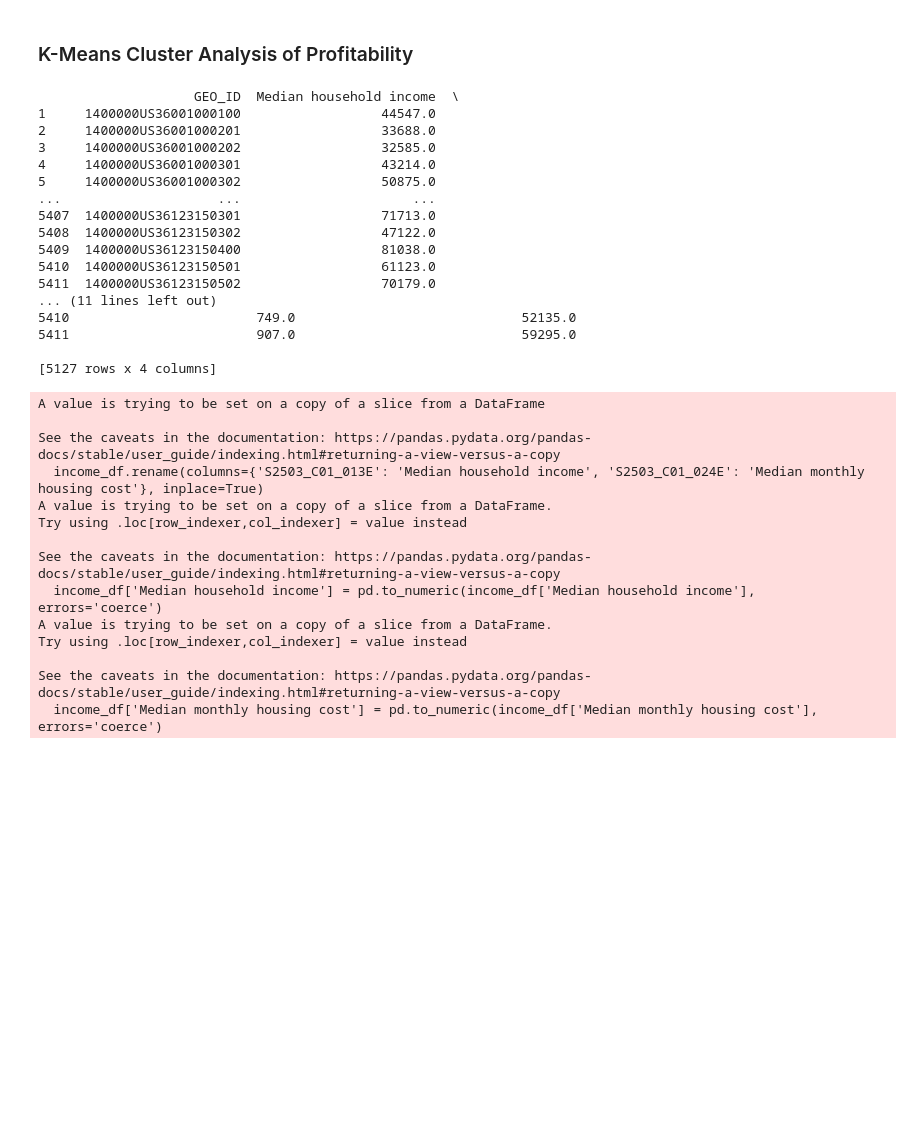
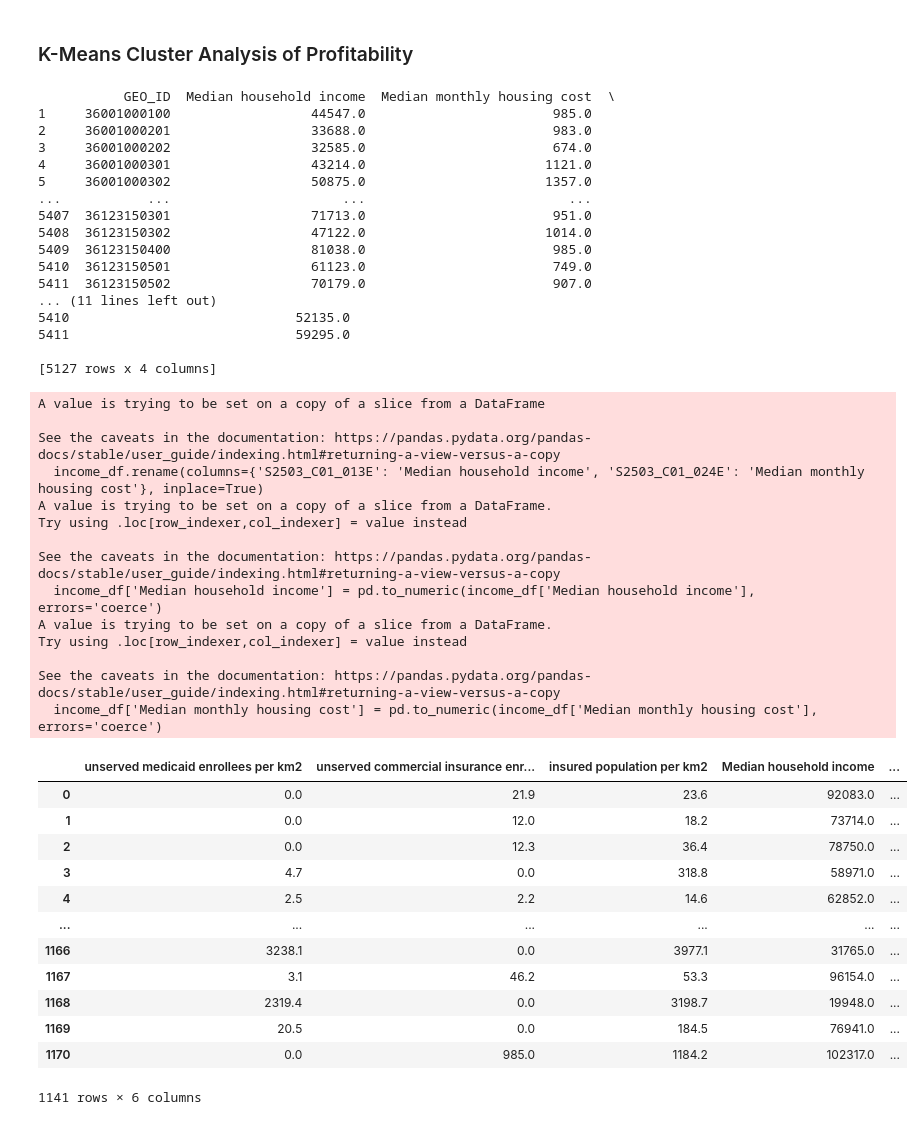
Before and after one commit to Kyungho0511/healthcare_identification, a Jupyter notebook: ipynb/clustering_profitability.ipynb, the cells around one changed output. Saved outputs shown, nothing was run; the diff lists cells and outputs as text; code cells hidden in the pictures; blank space fills up the shorter version.

```diff
--- a/ipynb/clustering_profitability.ipynb
+++ b/ipynb/clustering_profitability.ipynb
@@ -27,24 +29,25 @@ income_df['Median household income'] = pd.to_numeric(income_df['Median household
 income_df['Median monthly housing cost'] = pd.to_numeric(income_df['Median monthly housing cost'], errors='coerce')
 income_df = income_df.dropna()
 income_df['Median household disposable income'] = income_df['Median household income'] - income_df['Median monthly housing cost'] * 12
+income_df['GEO_ID'] = income_df['GEO_ID'].str.slice(-11)
 
 print(income_df)
 # %% [output]
-                    GEO_ID  Median household income  \
-1     1400000US36001000100                  44547.0
-2     1400000US36001000201                  33688.0
-3     1400000US36001000202                  32585.0
-4     1400000US36001000301                  43214.0
-5     1400000US36001000302                  50875.0
-...                    ...                      ...
-5407  1400000US36123150301                  71713.0
-5408  1400000US36123150302                  47122.0
-5409  1400000US36123150400                  81038.0
-5410  1400000US36123150501                  61123.0
-5411  1400000US36123150502                  70179.0
+           GEO_ID  Median household income  Median monthly housing cost  \
+1     36001000100                  44547.0                        985.0
+2     36001000201                  33688.0                        983.0
+3     36001000202                  32585.0                        674.0
+4     36001000301                  43214.0                       1121.0
+5     36001000302                  50875.0                       1357.0
+...           ...                      ...                          ...
+5407  36123150301                  71713.0                        951.0
+5408  36123150302                  47122.0                       1014.0
+5409  36123150400                  81038.0                        985.0
+5410  36123150501                  61123.0                        749.0
+5411  36123150502                  70179.0                        907.0
 ... (11 lines left out)
-5410                        749.0                             52135.0
-5411                        907.0                             59295.0
+5410                             52135.0
+5411                             59295.0
 
 [5127 rows x 4 columns]
 A value is trying to be set on a copy of a slice from a DataFrame
@@ -63,0 +78,43 @@ See the caveats in the documentation: https://pandas.pydata.org/pandas-docs/stab
+# %%
+# Perform the spatial join
+joined_gdf = gpd.sjoin(parcel_points_gdf, merged_gdf, how="inner", predicate='within')
+
+# Calculate the average land price per sqft for each polygon
+avg_land_price = joined_gdf.groupby('GEOID')['land_price_per_sqft(dollars)'].mean().reset_index(name='avg_land_price_per_sqft').round(2)
+
+# Merge the average land price back into merged_gdf
+joined_gdf = merged_gdf.merge(avg_land_price, left_on='GEOID', right_on='GEOID')
+joined_gdf = joined_gdf.dropna()
+
+# Remove outliers in your GeoDataFrame with numeric features
+Q1 = joined_gdf['avg_land_price_per_sqft'].quantile(0.25)
+Q3 = joined_gdf['avg_land_price_per_sqft'].quantile(0.75)
+IQR = Q3 - Q1
+multiplier = 5
+
+# Filter out outliers
+joined_gdf = joined_gdf[~((joined_gdf['avg_land_price_per_sqft'] < (Q1 - multiplier * IQR)) | (joined_gdf['avg_land_price_per_sqft'] > (Q3 + multiplier * IQR)))]
+# %%
+# Select features for K-means clustering
+cluster_df = joined_gdf[[
+    'unserved medicaid enrollees per km2',
+    'unserved commercial insurance enrollees per km2',
+    'insured population per km2',
+    'Median household income', 'Median household disposable income',
+    'avg_land_price_per_sqft']]
+
+display(cluster_df)
+# %% [output]
+|  | unserved medicaid enrollees per km2 | unserved commercial insurance enr... | insured population per km2 | Median household income | ... |
+| 0 | 0.0 | 21.9 | 23.6 | 92083.0 | ... |
+| 1 | 0.0 | 12.0 | 18.2 | 73714.0 | ... |
+| 2 | 0.0 | 12.3 | 36.4 | 78750.0 | ... |
+| 3 | 4.7 | 0.0 | 318.8 | 58971.0 | ... |
+| 4 | 2.5 | 2.2 | 14.6 | 62852.0 | ... |
+| ... | ... | ... | ... | ... | ... |
+| 1166 | 3238.1 | 0.0 | 3977.1 | 31765.0 | ... |
+| 1167 | 3.1 | 46.2 | 53.3 | 96154.0 | ... |
+| 1168 | 2319.4 | 0.0 | 3198.7 | 19948.0 | ... |
+| 1169 | 20.5 | 0.0 | 184.5 | 76941.0 | ... |
+| 1170 | 0.0 | 985.0 | 1184.2 | 102317.0 | ... |
+1141 rows × 6 columns
```
Also changed, not shown: parts of 9 cells of this notebook, 6 other files.
